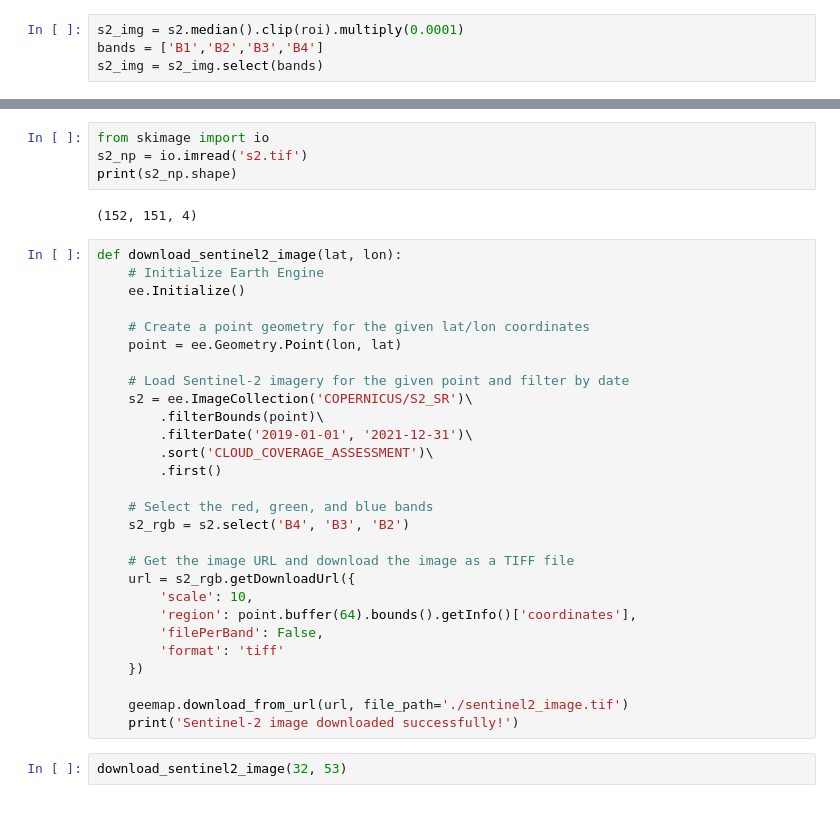
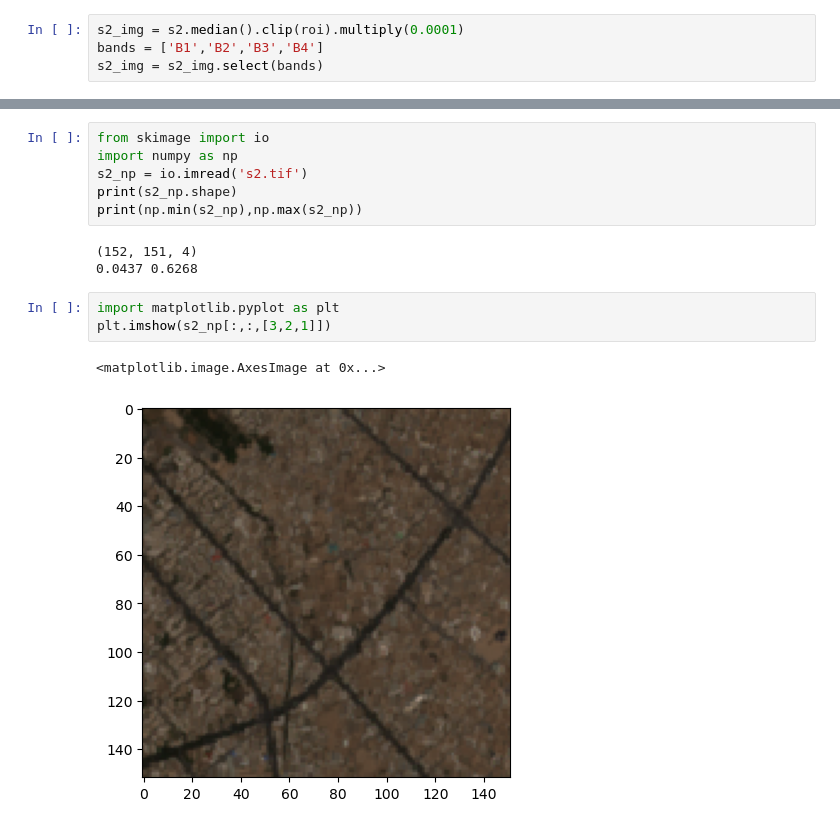
Before and after one commit to moienr/SoilNet, a Jupyter notebook: dataset/dataset_downloader.ipynb, the cells around one changed output, grey strips where cells are left out. Drawn from its saved outputs; the diff is of its cells as text.

Commit message:
added image plot

```diff
--- a/dataset/dataset_downloader.ipynb
+++ b/dataset/dataset_downloader.ipynb
@@ -54,36 +53,15 @@ There is no STAC entry for: None
 # %%
 from skimage import io
+import numpy as np
 s2_np = io.imread('s2.tif')
 print(s2_np.shape)
+print(np.min(s2_np),np.max(s2_np))
 # %% [output]
 (152, 151, 4)
+0.0437 0.6268
-# %%
-def download_sentinel2_image(lat, lon):
-    # Initialize Earth Engine
-    ee.Initialize()
-
-    # Create a point geometry for the given lat/lon coordinates
-    point = ee.Geometry.Point(lon, lat)
-
-    # Load Sentinel-2 imagery for the given point and filter by date
-    s2 = ee.ImageCollection('COPERNICUS/S2_SR')\
-        .filterBounds(point)\
-        .filterDate('2019-01-01', '2021-12-31')\
-        .sort('CLOUD_COVERAGE_ASSESSMENT')\
-        .first()
-
-    # Select the red, green, and blue bands
-    s2_rgb = s2.select('B4', 'B3', 'B2')
-
-    # Get the image URL and download the image as a TIFF file
-    url = s2_rgb.getDownloadUrl({
-        'scale': 10,
-        'region': point.buffer(64).bounds().getInfo()['coordinates'],
-        'filePerBand': False,
-        'format': 'tiff'
-    })
-
-    geemap.download_from_url(url, file_path='./sentinel2_image.tif')
-    print('Sentinel-2 image downloaded successfully!')
-# %%
-download_sentinel2_image(32, 53)
+# %%
+import matplotlib.pyplot as plt
+plt.imshow(s2_np[:,:,[3,2,1]])
+# %% [output]
+<matplotlib.image.AxesImage at 0x...>
+[figure, added]
```
Also changed, not shown: parts of 2 cells of this notebook.
